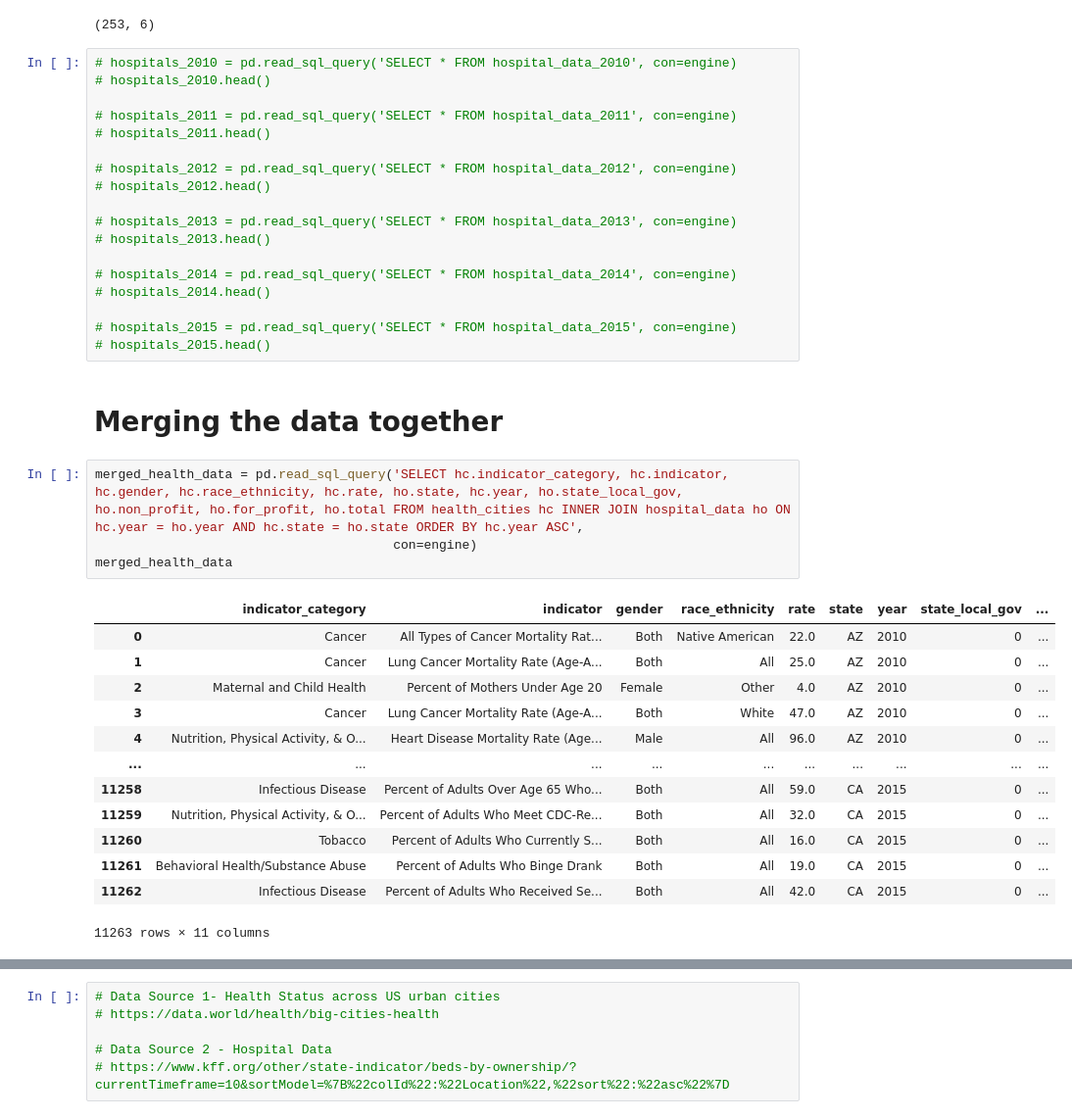
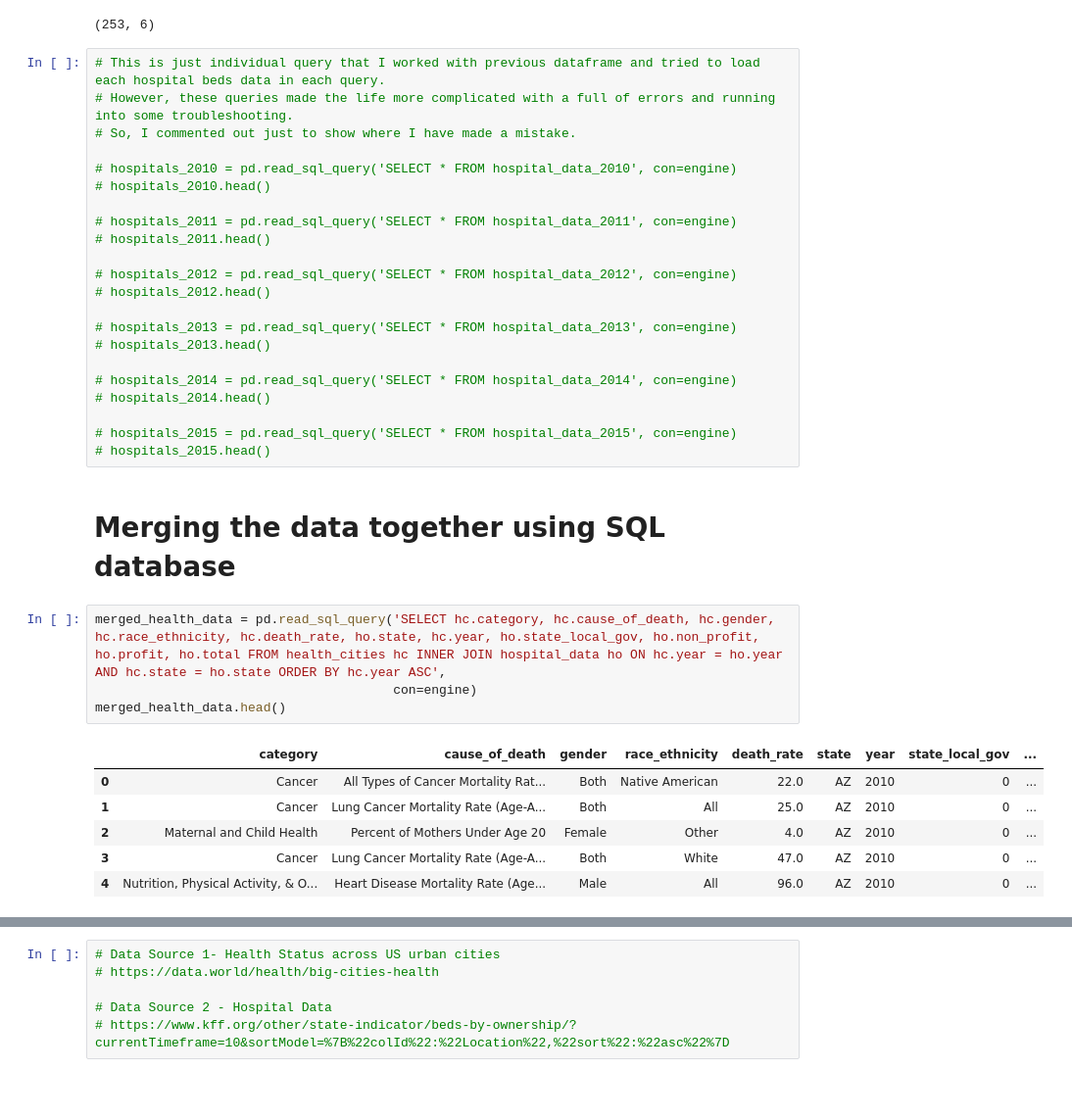
Before and after one commit to erikayi/Project-2-ETL-Cities-Health-Data, a Jupyter notebook: ETL_Cities_Health_Data_Project.ipynb, the cells around one changed output, grey strips where cells are left out. Shown: that part at 98% size. Drawn from its saved outputs; the diff is of its cells as text; blank space fills up the shorter version.

```diff
--- a/ETL_Cities_Health_Data_Project.ipynb
+++ b/ETL_Cities_Health_Data_Project.ipynb
@@ -645,6 +732,10 @@ cleaned_hospital_df.shape
 # %% [output]
 (253, 6)
 # %%
+# This is just individual query that I worked with previous dataframe and tried to load each hospital beds data in each query.
+# However, these queries made the life more complicated with a full of errors and running into some troubleshooting.
+# So, I commented out just to show where I have made a mistake.
+
 # hospitals_2010 = pd.read_sql_query('SELECT * FROM hospital_data_2010', con=engine)
 # hospitals_2010.head()
 
@@ -663,22 +754,15 @@ cleaned_hospital_df.shape
 # hospitals_2015 = pd.read_sql_query('SELECT * FROM hospital_data_2015', con=engine)
 # hospitals_2015.head()
 # %% [markdown]
-# Merging the data together
+# Merging the data together using SQL database
 # %%
-merged_health_data = pd.read_sql_query('SELECT hc.indicator_category, hc.indicator, hc.gender, hc.race_ethnicity, hc.rate, ho.state, hc.year, ho.state_local_gov, ho.non_profit, ho.for_profit, ho.total FROM health_cities hc INNER JOIN hospital_data ho ON hc.year = ho.year AND hc.state = ho.state ORDER BY hc.year ASC',
+merged_health_data = pd.read_sql_query('SELECT hc.category, hc.cause_of_death, hc.gender, hc.race_ethnicity, hc.death_rate, ho.state, hc.year, ho.state_local_gov, ho.non_profit, ho.profit, ho.total FROM health_cities hc INNER JOIN hospital_data ho ON hc.year = ho.year AND hc.state = ho.state ORDER BY hc.year ASC',
                                        con=engine)
-merged_health_data
+merged_health_data.head()
 # %% [output]
-|  | indicator_category | indicator | gender | race_ethnicity | rate | state | year | state_local_gov | ... |
+|  | category | cause_of_death | gender | race_ethnicity | death_rate | state | year | state_local_gov | ... |
 | 0 | Cancer | All Types of Cancer Mortality Rat... | Both | Native American | 22.0 | AZ | 2010 | 0 | ... |
 | 1 | Cancer | Lung Cancer Mortality Rate (Age-A... | Both | All | 25.0 | AZ | 2010 | 0 | ... |
 | 2 | Maternal and Child Health | Percent of Mothers Under Age 20 | Female | Other | 4.0 | AZ | 2010 | 0 | ... |
 | 3 | Cancer | Lung Cancer Mortality Rate (Age-A... | Both | White | 47.0 | AZ | 2010 | 0 | ... |
 | 4 | Nutrition, Physical Activity, & O... | Heart Disease Mortality Rate (Age... | Male | All | 96.0 | AZ | 2010 | 0 | ... |
-| ... | ... | ... | ... | ... | ... | ... | ... | ... | ... |
-| 11258 | Infectious Disease | Percent of Adults Over Age 65 Who... | Both | All | 59.0 | CA | 2015 | 0 | ... |
-| 11259 | Nutrition, Physical Activity, & O... | Percent of Adults Who Meet CDC-Re... | Both | All | 32.0 | CA | 2015 | 0 | ... |
-| 11260 | Tobacco | Percent of Adults Who Currently S... | Both | All | 16.0 | CA | 2015 | 0 | ... |
-| 11261 | Behavioral Health/Substance Abuse | Percent of Adults Who Binge Drank | Both | All | 19.0 | CA | 2015 | 0 | ... |
-| 11262 | Infectious Disease | Percent of Adults Who Received Se... | Both | All | 42.0 | CA | 2015 | 0 | ... |
-11263 rows × 11 columns
```
Also changed, not shown: parts of 115 cells of this notebook, 5 other files.
